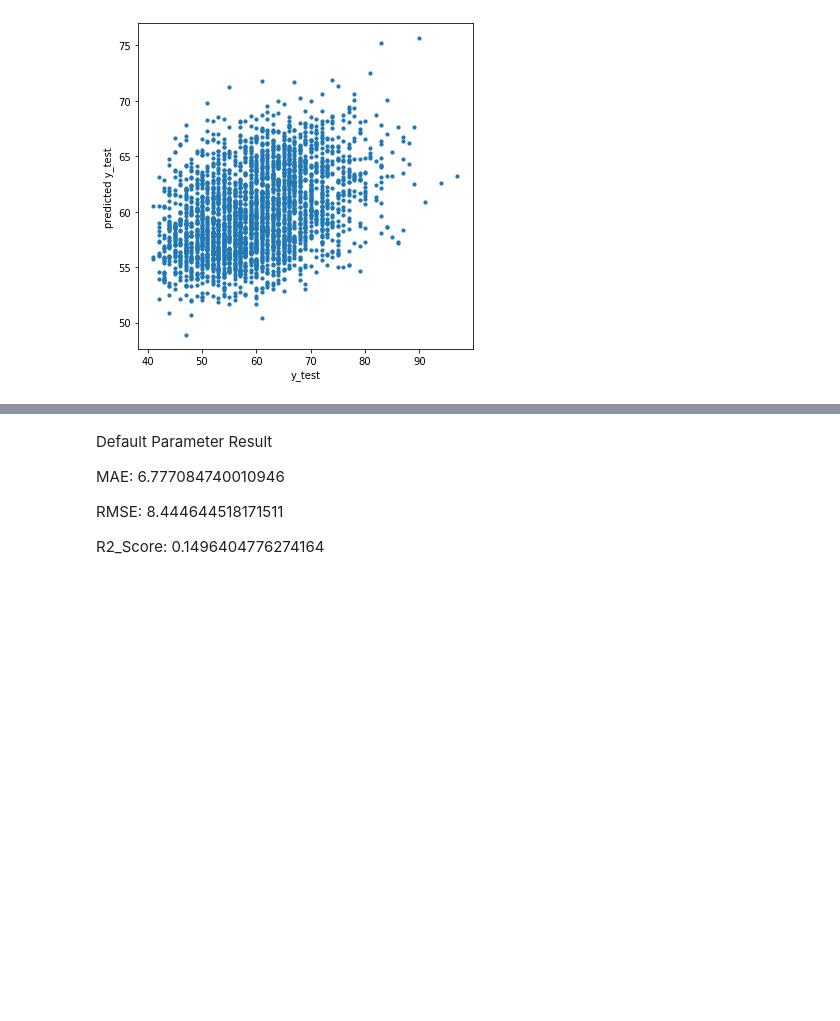
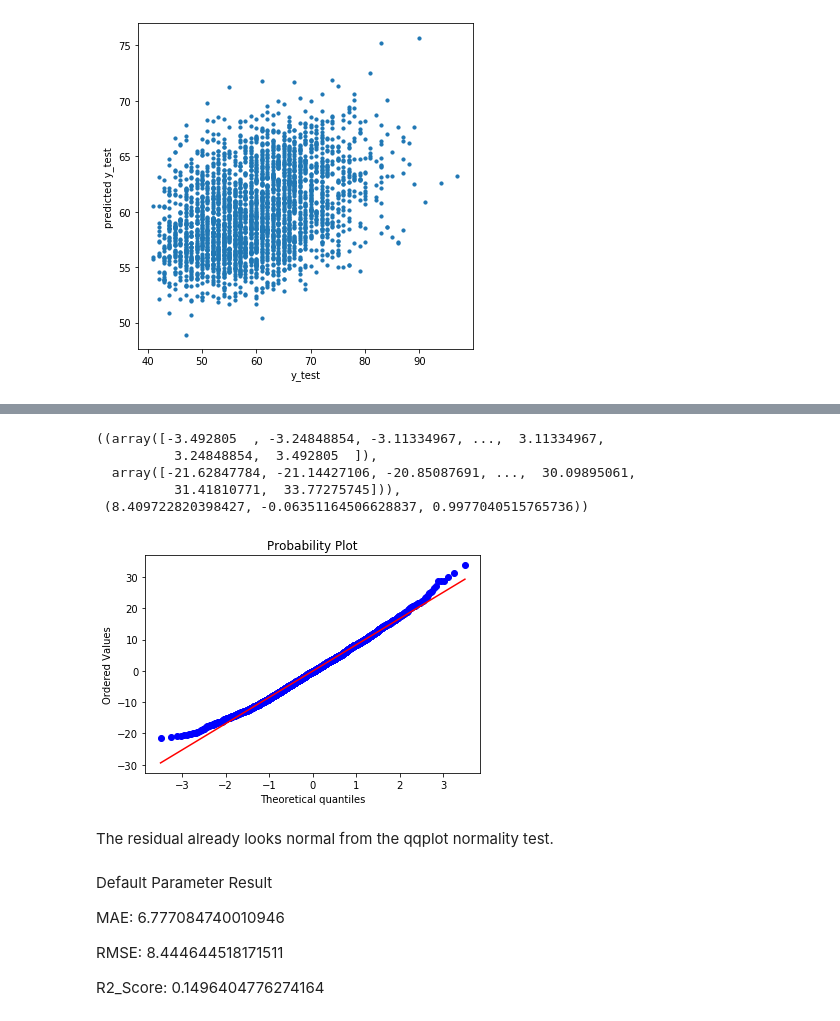
Before and after one commit to rayefraim/JCDSBDG02-Final-Project, a Jupyter notebook: 4) Predicting Popularity with Regression.ipynb, the cells around one changed output, grey strips where cells are left out. Saved outputs shown, nothing was run; the diff lists cells and outputs as text; code cells hidden in the pictures; blank space fills up the shorter version.

```diff
--- a/4) Predicting Popularity with Regression.ipynb
+++ b/4) Predicting Popularity with Regression.ipynb
@@ -229,3 +266,14 @@ plt.show()
+# %%
+stats.probplot(y_test-predictions_test,dist="norm", plot=pylab)
+# %% [output]
+((array([-3.492805  , -3.24848854, -3.11334967, ...,  3.11334967,
+          3.24848854,  3.492805  ]),
+  array([-21.62847784, -21.14427106, -20.85087691, ...,  30.09895061,
+          31.41810771,  33.77275745])),
+ (8.409722820398427, -0.06351164506628837, 0.9977040515765736))
+[figure, added]
+# %% [markdown]
+The residual already looks normal from the qqplot normality test.
 # %% [markdown]
 Default Parameter Result
 
```
Also changed, not shown: parts of 5 cells of this notebook.
